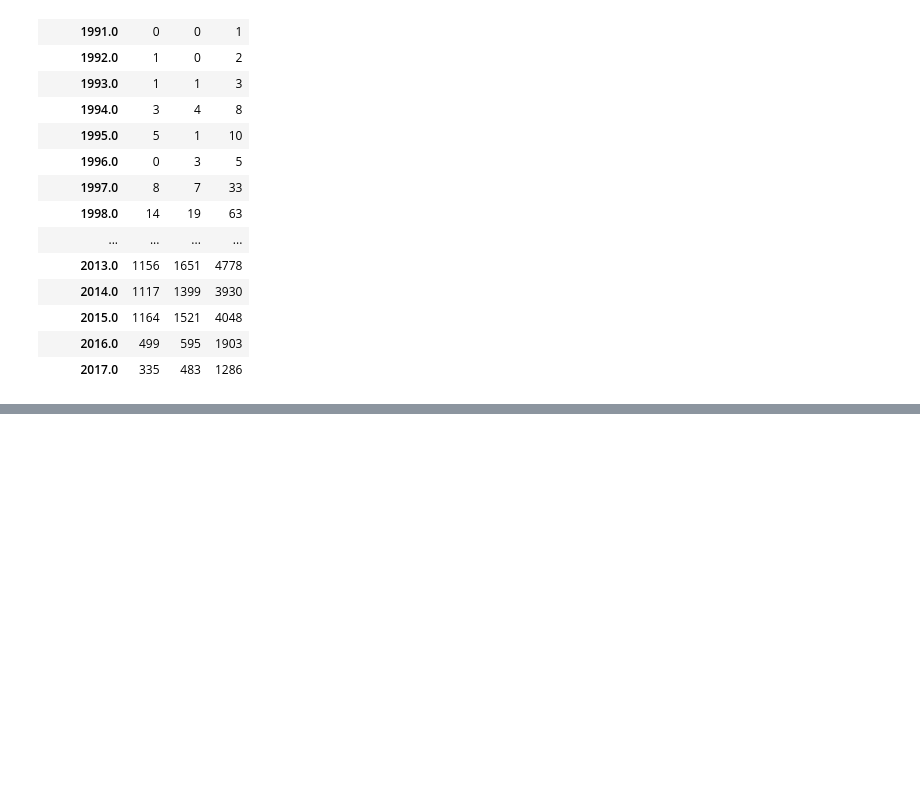
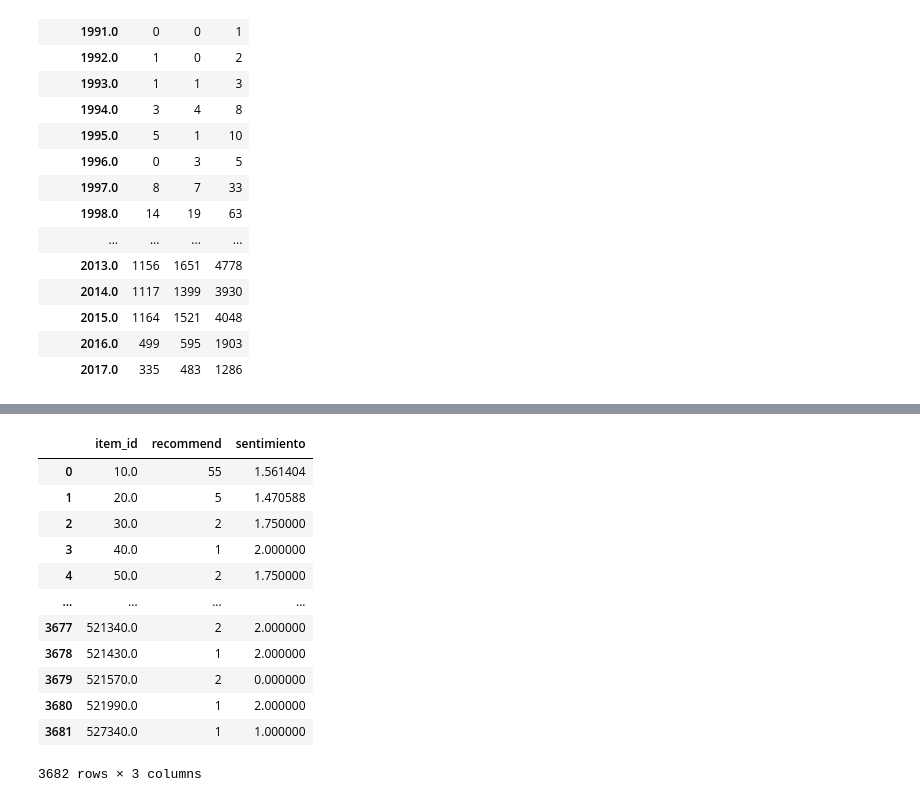
Before and after one commit to NicoJSuarez2/steam_games_project, a Jupyter notebook: API_DataFrames.ipynb, the cells around one changed output, grey strips where cells are left out. Drawn from its saved outputs; the diff is of its cells as text; code cells hidden in the pictures; blank space fills up the shorter version.

```diff
--- a/Paso2_PreposesamientoDeDatos.ipynb
+++ b/API_DataFrames.ipynb
@@ -501,0 +562,2 @@ sentiment_analysis
+# %%
+df_reviews["posted"] = pd.to_datetime(df_reviews["posted"])
@@ -501,0 +597,2 @@ sentiment_analysis
+# %%
+df_reviews.drop(columns=['posted'], inplace= True)
@@ -501,0 +671,4 @@ sentiment_analysis
+# %%
+#aislo las columnas mas reelevantes de cada DF. Decido hacer un modelo de recomendacion basado en los tags de los juegos por lo que no voy a utilizar ahora el df_items
+df_games.drop(columns=["url","release_date","reviews_url","early_access"],inplace=True)
+df_reviews.drop(columns=["user_url","user_id",], inplace=True)
@@ -501,0 +678,16 @@ sentiment_analysis
+# %%
+df_reviews
+# %% [output]
+|  | item_id | recommend | sentimiento |
+| 0 | 10.0 | 55 | 1.561404 |
+| 1 | 20.0 | 5 | 1.470588 |
+| 2 | 30.0 | 2 | 1.750000 |
+| 3 | 40.0 | 1 | 2.000000 |
+| 4 | 50.0 | 2 | 1.750000 |
+| ... | ... | ... | ... |
+| 3677 | 521340.0 | 2 | 2.000000 |
+| 3678 | 521430.0 | 1 | 2.000000 |
+| 3679 | 521570.0 | 2 | 0.000000 |
+| 3680 | 521990.0 | 1 | 2.000000 |
+| 3681 | 527340.0 | 1 | 1.000000 |
+3682 rows × 3 columns
```
Also changed, not shown: parts of 40 cells of this notebook, 7 other files.
